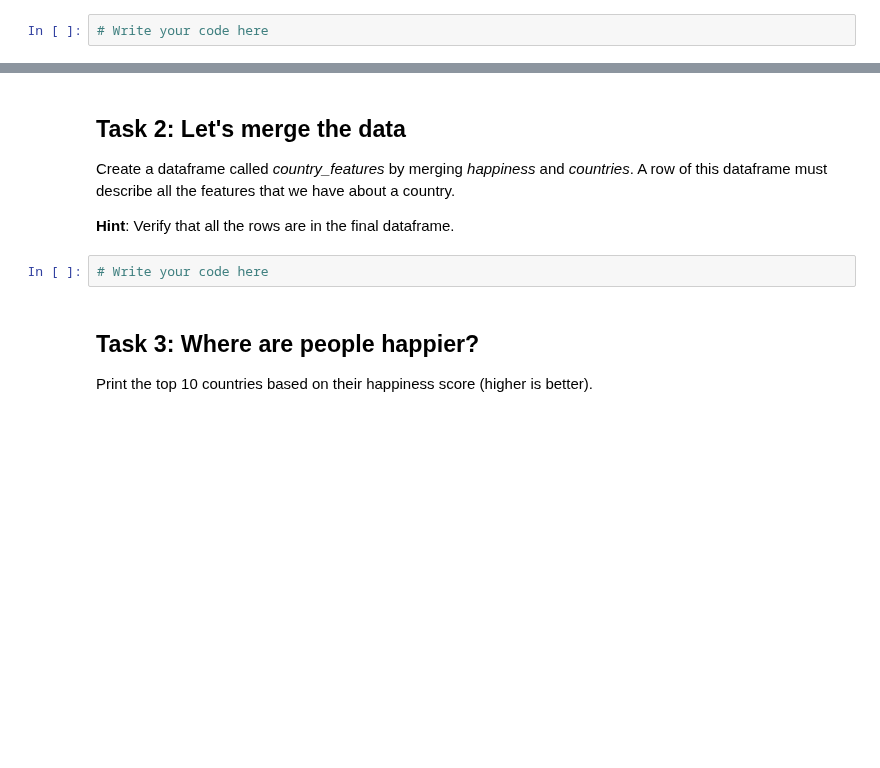
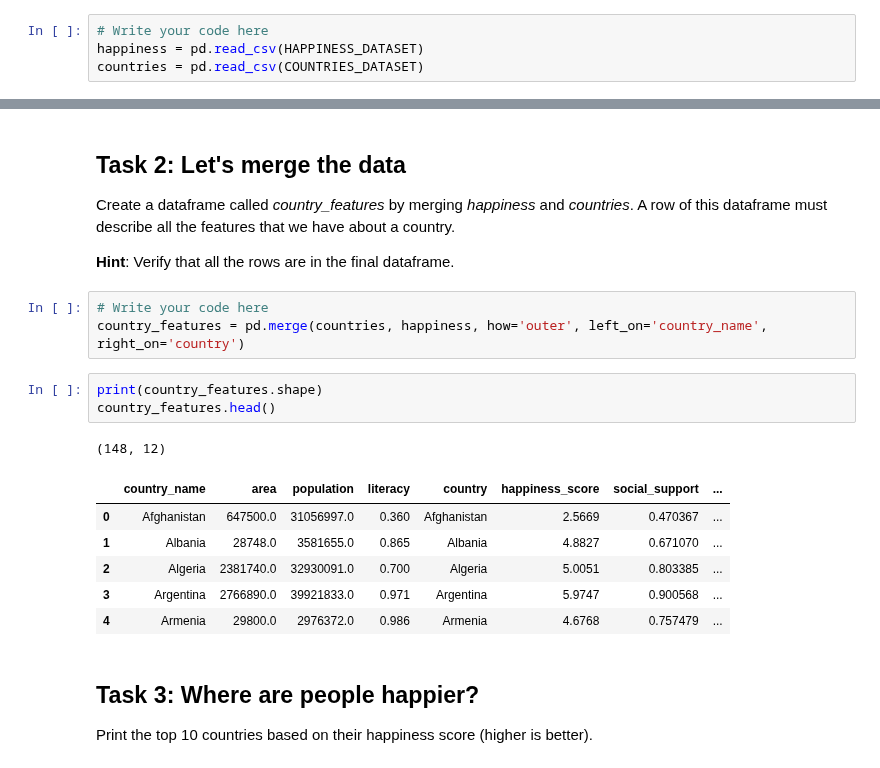
Before and after one commit to floribau/EPFL-ADA-2026, a Jupyter notebook: Exercises/01 - Handling data/Happiness.ipynb, the cells around one changed output, grey strips where cells are left out. Drawn from its saved outputs; the diff is of its cells as text; blank space fills up the shorter version.

```diff
--- a/Exercises/01 - Handling data/Happiness.ipynb
+++ b/Exercises/01 - Handling data/Happiness.ipynb
@@ -53,3 +53,5 @@ Load the 2 datasets in Pandas dataframes (called *happiness* and *countries*), a
 **Hint**: Use the correct reader and verify the data has the expected format.
 # %%
 # Write your code here
+happiness = pd.read_csv(HAPPINESS_DATASET)
+countries = pd.read_csv(COUNTRIES_DATASET)
@@ -61,6 +106,18 @@ Create a dataframe called *country_features* by merging *happiness* and *countri
 **Hint**: Verify that all the rows are in the final dataframe.
 # %%
 # Write your code here
+country_features = pd.merge(countries, happiness, how='outer', left_on='country_name', right_on='country')
+# %%
+print(country_features.shape)
+country_features.head()
+# %% [output]
+(148, 12)
+|  | country_name | area | population | literacy | country | happiness_score | social_support | ... |
+| 0 | Afghanistan | 647500.0 | 31056997.0 | 0.360 | Afghanistan | 2.5669 | 0.470367 | ... |
+| 1 | Albania | 28748.0 | 3581655.0 | 0.865 | Albania | 4.8827 | 0.671070 | ... |
+| 2 | Algeria | 2381740.0 | 32930091.0 | 0.700 | Algeria | 5.0051 | 0.803385 | ... |
+| 3 | Argentina | 2766890.0 | 39921833.0 | 0.971 | Argentina | 5.9747 | 0.900568 | ... |
+| 4 | Armenia | 29800.0 | 2976372.0 | 0.986 | Armenia | 4.6768 | 0.757479 | ... |
 # %% [markdown]
 ## Task 3: Where are people happier?
 
```
Also changed, not shown: parts of 21 cells of this notebook.
